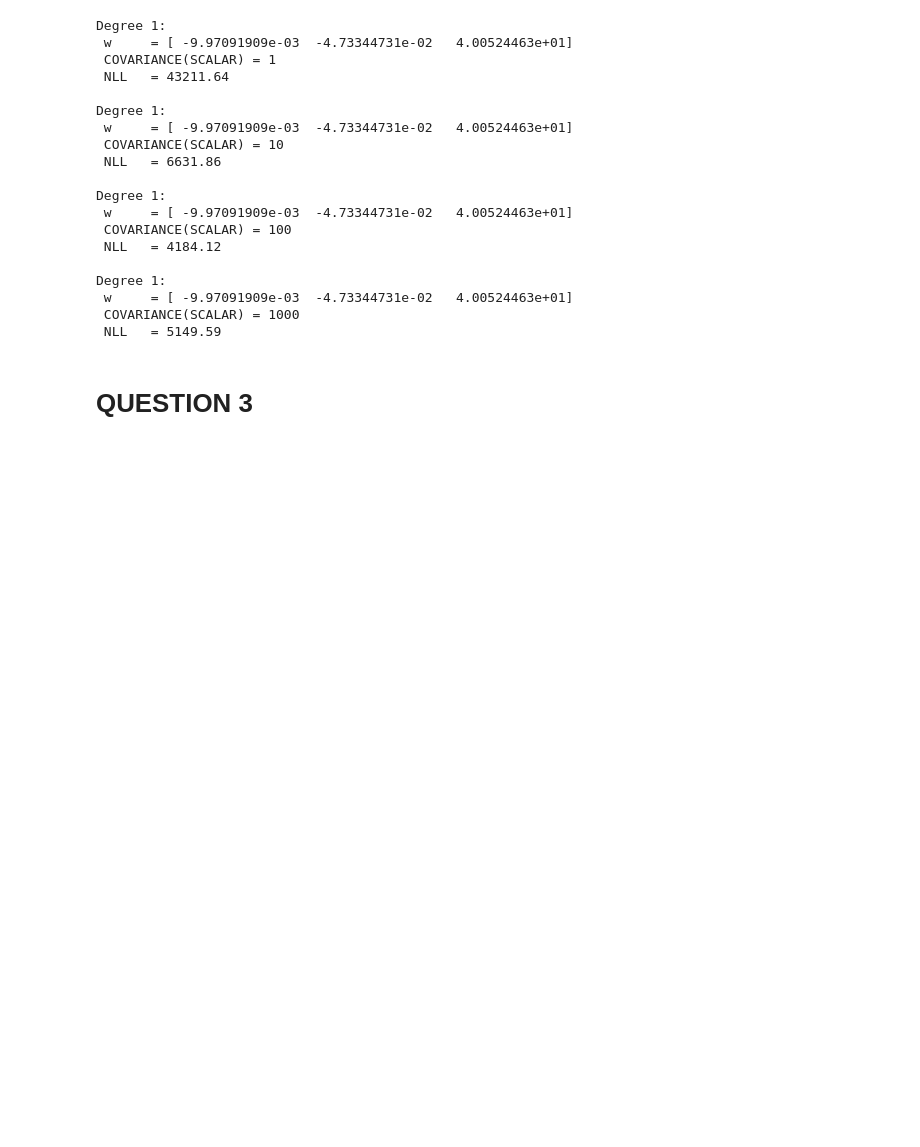
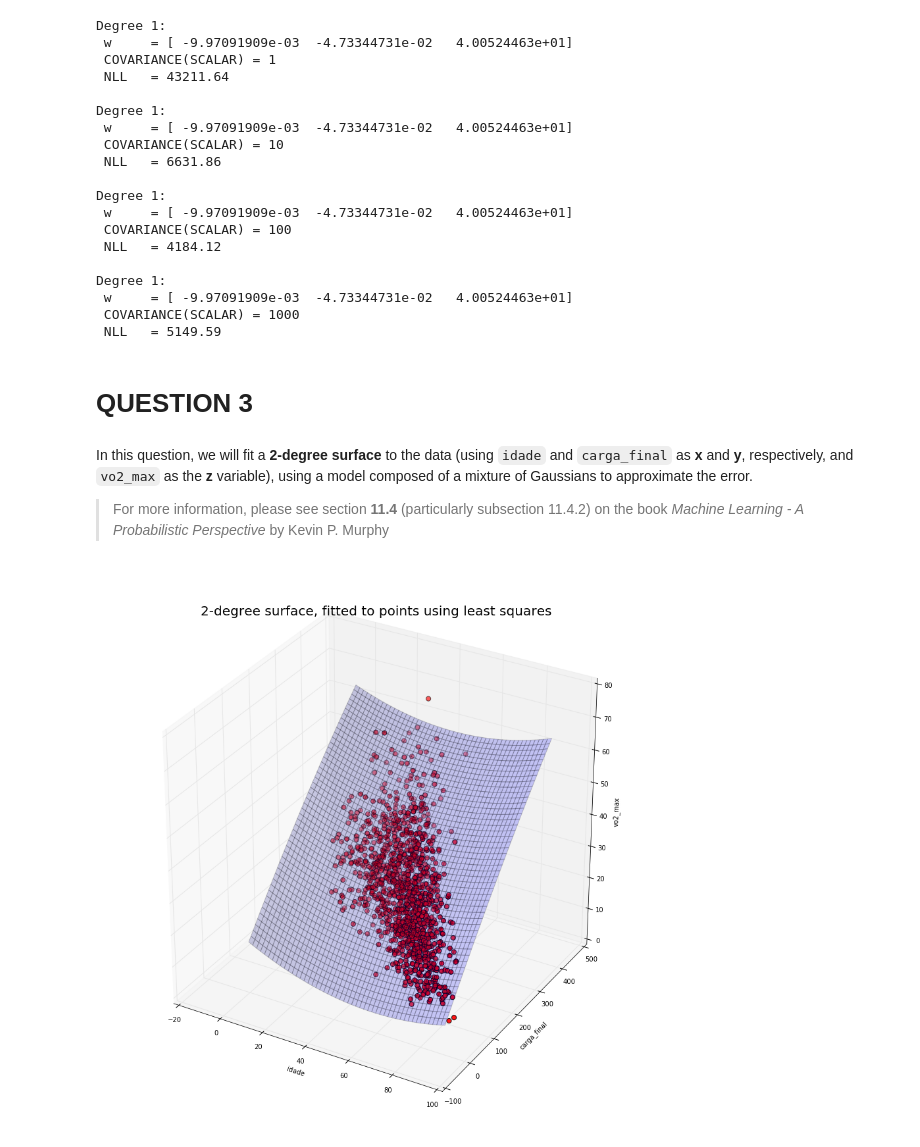
Before and after one commit to queirozfcom/statistical-learning, a Jupyter notebook: notebooks/list-2.ipynb, the cells around one changed output. Saved outputs shown, nothing was run; the diff lists cells and outputs as text; code cells hidden in the pictures; blank space fills up the shorter version.

Commit message:
questions 1,2,3 and 6 are ready

```diff
--- a/notebooks/list-2.ipynb
+++ b/notebooks/list-2.ipynb
@@ -576,3 +576,54 @@ Degree 1:
  NLL   = 5149.59
 # %% [markdown]
 # QUESTION 3
+# %% [markdown]
+In this question, we will fit a **2-degree surface** to the data (using `idade` and `carga_final` as **x** and **y**, respectively, and `vo2_max` as the **z** variable), using a model composed of a mixture of Gaussians to approximate the error.
+
+> For more information, please see section **11.4** (particularly subsection 11.4.2) on the book *Machine Learning - A Probabilistic Perspective* by Kevin P. Murphy
+# %%
+from ipywidgets import IntSlider,interact
+
+xs = df["idade"].values
+ys = df["carga_final"].values
+zs = df["vo2_max"].values
+
+# these will be the domain for the x and y axes, where I will plot the surface
+domain_x = np.linspace(0,xs.max(),50)
+domain_y = np.linspace(0,ys.max(),50)
+
+X,Y = np.meshgrid(domain_x,domain_y)
+
+XX = X.flatten()
+YY = Y.flatten()
+
+data = df[["idade","carga_final","vo2_max"]].values
+
+A = np.c_[np.ones(data.shape[0]), data[:,:2], np.prod(data[:,:2], axis=1), data[:,:2]**2]
+C,_,_,_ = sp.linalg.lstsq(A, data[:,2])
+
+# returns the estimated z value on a surface of degree 2
+def get_z_hat(x,y):
+    W = [1,x,y,x*y,x**2,y**2]
+    return(np.dot(C,W))
+
+# vectorized version of function above
+v_get_z_hat = np.vectorize(get_z_hat)
+
+Z_HAT = v_get_z_hat(XX,YY).reshape(X.shape)
+
+azim_slider = IntSlider(value=-60, min=-90, max=-1,step=5,description='Set azimuth')
+elev_slider = IntSlider(value=30, min=0, max=60,step=5,description='Set elevation')
+@interact(azim=azim_slider,elev=elev_slider)
+def plot(azim,elev):
+    fig = plt.figure(figsize=(15,15))
+    ax = fig.gca(projection='3d')
+    ax.plot_surface(X, Y, Z_HAT, rstride=1, cstride=1, alpha=0.2)
+    ax.scatter(data[:,0], data[:,1], data[:,2], c='r', s=50)
+    ax.set_xlabel("idade")
+    ax.set_ylabel("carga_final")
+    ax.set_zlabel("vo2_max")
+    plt.title("2-degree surface, fitted to points using least squares",{'fontsize':20})
+    ax.view_init(azim=azim,elev=elev)
+    plt.show()
+# %% [output]
+[figure, added]
```
Also changed, not shown: parts of 17 cells of this notebook, 1 other file.
